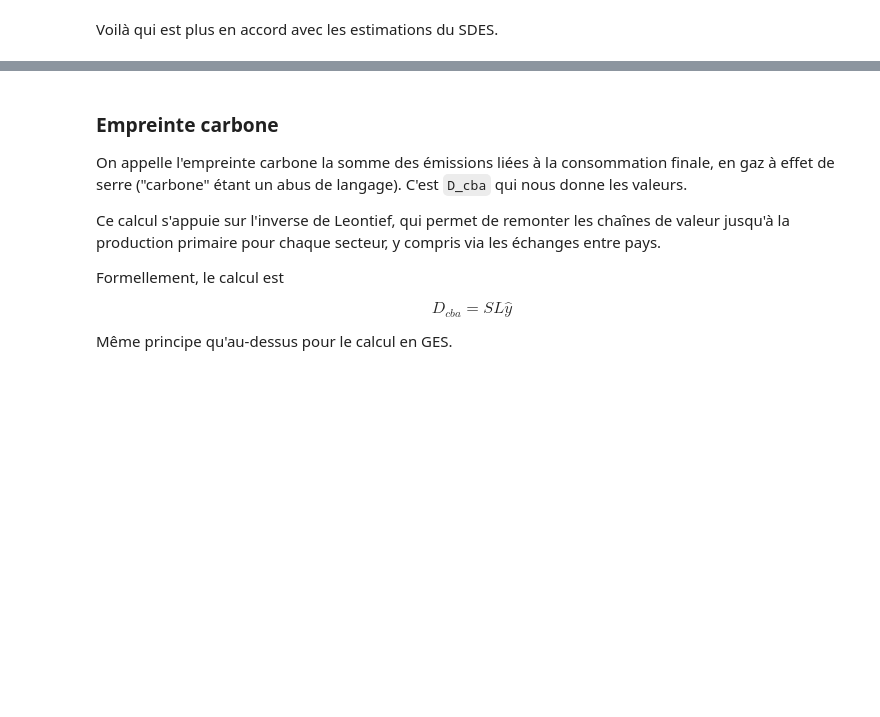
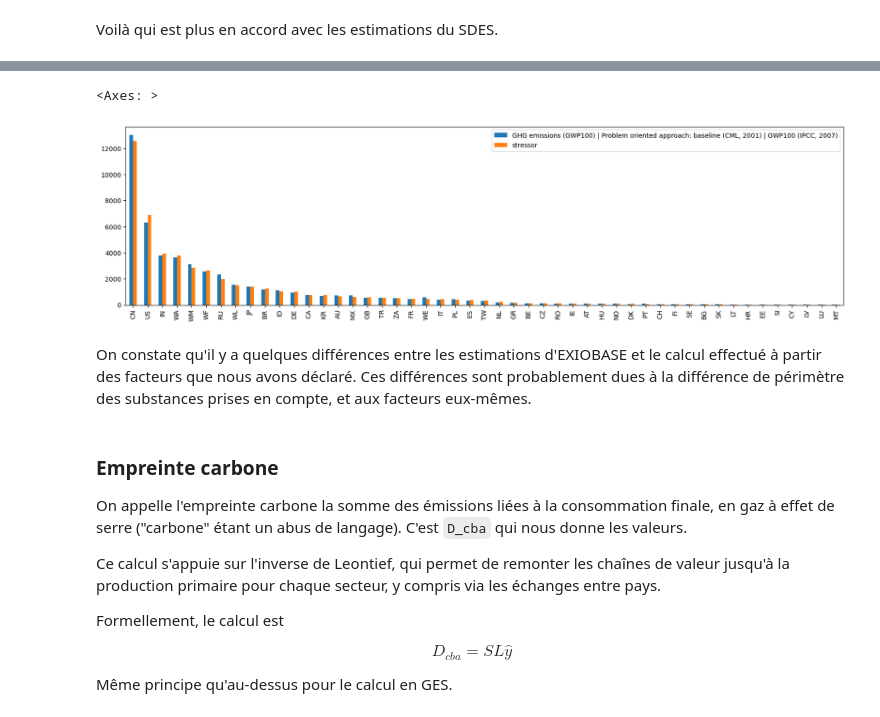
Before and after one commit to thomasgibon/io-footprinting, a Jupyter notebook: miniprojet_mines/1_introduction_structure_IO.ipynb, the cells around one changed output, grey strips where cells are left out. Saved outputs shown, nothing was run; the diff lists cells and outputs as text; code cells hidden in the pictures; blank space fills up the shorter version.

```diff
--- a/miniprojet_mines/1_introduction_structure_IO.ipynb
+++ b/miniprojet_mines/1_introduction_structure_IO.ipynb
@@ -482,3 +576,14 @@ Voilà qui est plus en accord avec les estimations du SDES.
+# %%
+# Le nom de la catégorie d'impact que l'on souhaite extraire
+impact = 'GHG emissions (GWP100) | Problem oriented approach: baseline (CML, 2001) | GWP100 (IPCC, 2007)'
+# %%
+pd.concat([io.impacts.D_pba_reg.loc[impact]*1e-9,
+           (emissions_GES_inventaire + emissions_GES_finales)], axis=1).sort_values(ascending=False, by='stressor').plot.bar(figsize=(20,5))
+# %% [output]
+<Axes: >
+[figure, added]
+# %% [markdown]
+On constate qu'il y a quelques différences entre les estimations d'EXIOBASE et le calcul effectué à partir des facteurs que nous avons déclaré. Ces différences sont probablement dues à la différence de périmètre des substances prises en compte, et aux facteurs eux-mêmes.
 # %% [markdown]
 ### Empreinte carbone
 On appelle l'empreinte carbone la somme des émissions liées à la consommation finale, en gaz à effet de serre ("carbone" étant un abus de langage). C'est `D_cba` qui nous donne les valeurs.
```
Also changed, not shown: parts of 33 cells of this notebook.
